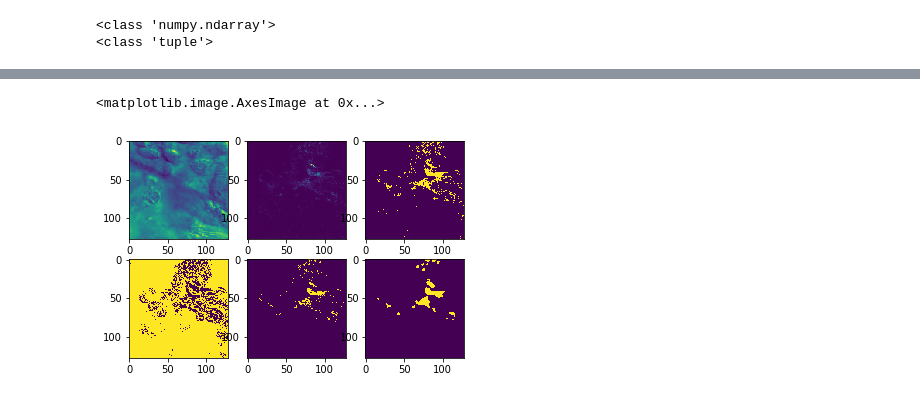
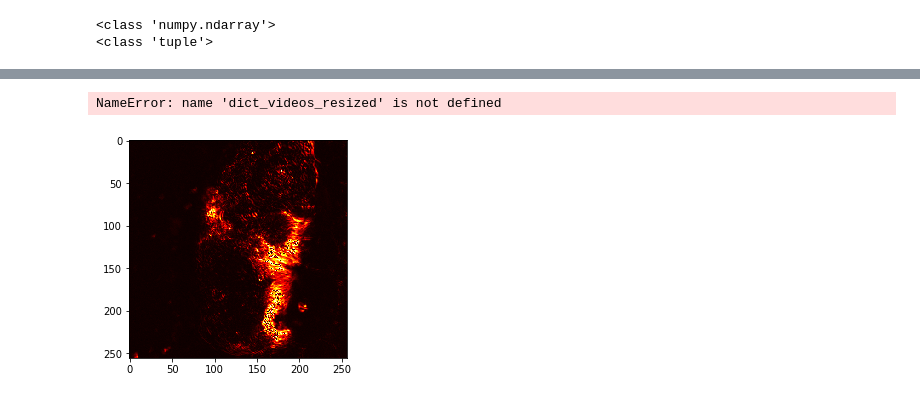
Before and after one commit to dsp-uga/hall-p2, a Jupyter notebook: notebooks/Datapreprocessing.ipynb, the cells around one changed output, grey strips where cells are left out. Saved outputs shown, nothing was run; the diff lists cells and outputs as text; code cells hidden in the pictures.

```diff
--- a/notebooks/Datapreprocessing.ipynb
+++ b/notebooks/Datapreprocessing.ipynb
@@ -141,18 +170,20 @@ Clipping input data to the valid range for imshow with RGB data ([0..1] for floa
 # %%
 # fluctuation variation :  my intuition is that , on all pixels in 100 images.. we have 128*128 distributions
 #and we can calculate variance in every pixel of all 100 frames and use that to predict labels first ??
-def variance_on_images(dict_videos,train_names,dimensions=(128,128),hop=1):
+# can define variance_on_images_with_same dimension and also on variable dimensions ie without resizing..
+def variance_on_images_resized(dict_videos,train_names,dimensions=(128,128),hop=1,scale=1):
     dict_videos_mean={}
     dict_videos_variance={}
     for name in train_names:
         dict_image= dict_videos[name]
         arr=np.zeros(dimensions,np.float)
-        N=len(list(range(0,len(dict_image),hop)))
+        N_1=len(list(range(0,len(dict_image),hop)))
+        N_2=len(list(range(0,len(dict_image))))
         #calculating mean of an image.
         for i in range(0,len(dict_image),hop):
             image=dict_image[str(i)]
             imarr=np.array(image,dtype=np.float)
-            arr=arr+imarr/N
+            arr=arr+imarr/N_1
         image_mean=np.array(np.round(arr),dtype=np.uint8)
         dict_videos_mean[name]=image_mean #for later use, can send as results.
         varr=np.zeros(dimensions,np.float)
@@ -160,22 +191,58 @@ def variance_on_images(dict_videos,train_names,dimensions=(128,128),hop=1):
             #using arr because its an image_mean in float type
             image=dict_image[str(i)]
             imarr=np.array(image,dtype=np.float)
-            varr=varr+ ((imarr-arr)**2)/N
+            varr=varr+ (scale*(imarr-arr)**2)/N_1
         variance_image =np.array(np.round(varr),dtype=np.uint8)
         dict_videos_variance[name]=variance_image
         #calculating square of X-mean
         #result action.
     return dict_videos_mean,dict_videos_variance
 #hop of 15 is used because Ciliary motion does 5-6 oscillations in 1 frame..so, 15*6 will capture those oscillations
-dict_videos_mean,dict_videos_variance=variance_on_images(dict_videos_resized,train_names,hop=7)
+dict_videos_mean,dict_videos_variance=variance_on_images_resized(dict_videos_resized,train_names,hop=7)
+# %% [output]
+NameError: name 'dict_videos_resized' is not defined
+# %%
+def variance_on_images_original(dict_videos,train_names,hop=1,scale=1):
+    dict_videos_mean={}
+    dict_videos_variance={}
+    for name in train_names:
+        dict_image= dict_videos[name]
+        arr=np.zeros(dict_image[str(0)].shape,np.float)
+        N_1=len(list(range(0,len(dict_image),hop)))
+        N_2=len(list(range(0,len(dict_image))))
+        #calculating mean of an image.
+        for i in range(0,len(dict_image),hop):
+            image=dict_image[str(i)]
+            imarr=np.array(image,dtype=np.float)
+            arr=arr+imarr/N_1
+        image_mean=np.array(np.round(arr),dtype=np.uint8)
+        dict_videos_mean[name]=image_mean #for later use, can send as results.
+        varr=np.zeros(dict_image[str(0)].shape,np.float)
+        for i in range(0,len(dict_image),hop):
+            #using arr because its an image_mean in float type
+            image=dict_image[str(i)]
+            imarr=np.array(image,dtype=np.float)
+            varr=varr+ (scale*(imarr-arr)**2)/N_1
+        variance_image =np.array(np.round(varr),dtype=np.uint8)
+        dict_videos_variance[name]=variance_image
+        #calculating square of X-mean
+        #result action.
+    return dict_videos_mean,dict_videos_variance
+#hop of 15 is used because Ciliary motion does 5-6 oscillations in 1 frame..so, 15*6 will capture those oscillations
+dict_videos_mean,dict_videos_variance=variance_on_images_original(dict_videos_test,test_names,hop=4,scale=2)
+# %%
+imgplot = plt.imshow(dict_videos_variance[test_names[50]],cmap="hot")
+# best to input in a CNN if possible is hop=4, scale =2 variation...
+# %% [output]
+[figure, added]
 # %%
-#started at 834.. the above method..how to threshold?? and create masks??
+#the above method..how to threshold?? and create masks??
 #important thresholding link :-https://docs.opencv.org/3.4/d7/d4d/tutorial_py_thresholding.html
+trainer=train_names[0]
+threshold=20 #another parameter to tune now..
+image_meaned=dict_videos_mean[trainer]
 
-threshold=10 #another parameter to tune now..
-image_meaned=dict_videos_mean[train_names[0]]
-
-image_variance=dict_videos_variance[train_names[20]]
+image_variance=dict_videos_variance[trainer]
 
 ret,thresh1 = cv.threshold(image_variance,threshold,255,cv.THRESH_BINARY)
 
@@ -183,8 +250,8 @@ th3 = cv.adaptiveThreshold(image_variance,255,cv.ADAPTIVE_THRESH_GAUSSIAN_C,cv.T
 
 ret3,th4 = cv.threshold(image_variance,0,255,cv.THRESH_BINARY+cv.THRESH_OTSU)
 
-blur = cv.GaussianBlur(image_variance,(5,5),0)
-ret3,th5 = cv.threshold(blur,0,255,cv.THRESH_BINARY+cv.THRESH_OTSU)
+blur = cv.GaussianBlur(image_variance,(5,5),255)
+ret3,th5 = cv.threshold(blur,threshold,255,cv.THRESH_BINARY+cv.THRESH_OTSU)
 
 images=[image_meaned,image_variance,thresh1,th3,th4,th5]
 titles = ['Mean Image','Variance Image','Global Thresholding (v=10)',
@@ -196,9 +263,6 @@ axarr[0,2].imshow(images[2])
 axarr[1,0].imshow(images[3])
 axarr[1,1].imshow(images[4])
 axarr[1,2].imshow(images[5])
-# %% [output]
-<matplotlib.image.AxesImage at 0x...>
-[figure, removed]
 # %%
 #lets threshold and create masks from it and compare with a train_set accuracy.. and then if its better than 25% ,
 #do the same for test. and then do unet..
```
Also changed, not shown: parts of 18 cells of this notebook.
